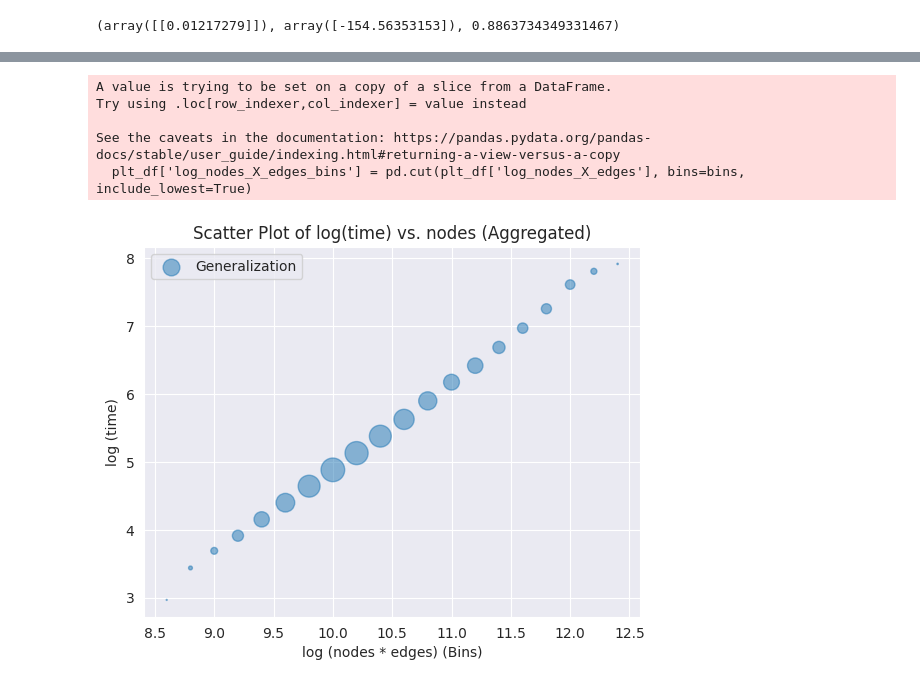
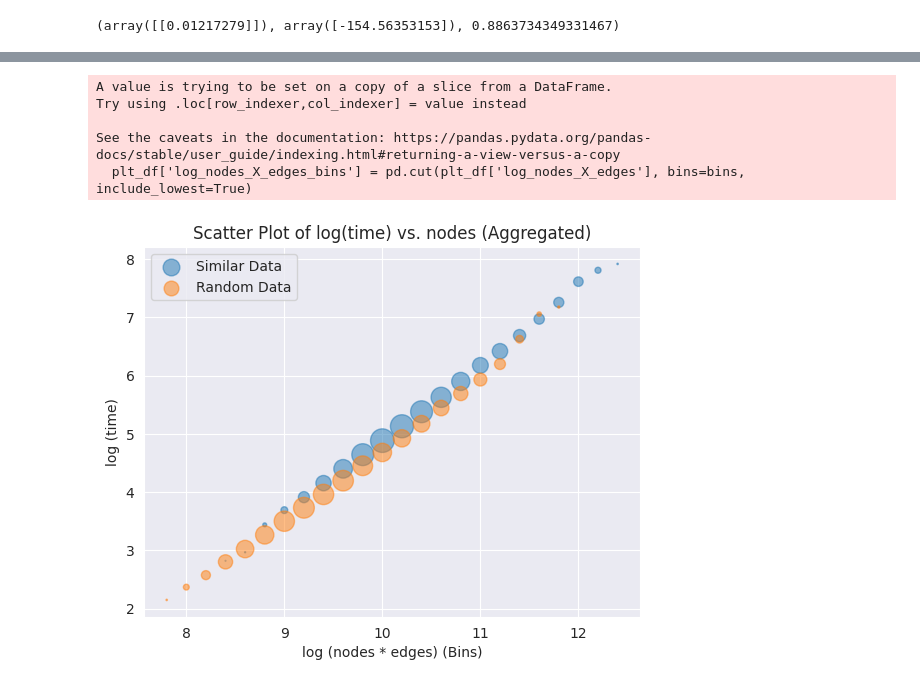
Before and after one commit to mreza-kiani/graph-generalization-algorithm, a Jupyter notebook: src/main/resources/scripts/performance/CodeSearchNet/analyzer.ipynb, the cells around one changed output, grey strips where cells are left out. Drawn from its saved outputs; the diff is of its cells as text; code cells hidden in the pictures.

```diff
--- a/src/main/resources/scripts/performance/CodeSearchNet/analyzer.ipynb
+++ b/src/main/resources/scripts/performance/CodeSearchNet/analyzer.ipynb
@@ -51,6 +52,8 @@ def linear_regression_of(df, x_column, y_column, x_label=None, y_label=None, tit
 # %%
 df = pd.read_csv("AggregatedData.csv")
+random_df = pd.read_csv("RandomAggregatedData.csv")
 add_more_info(df)
+add_more_info(random_df)
 df.head()
 # %% [output]
 |  | name | generalization_nodes | generalization_edges | generalization_node_variables | generalization_edge_variables | ... |
@@ -299,27 +311,28 @@ plt_df = df[df['avg_time'] < quantile]
 
 # Define the bin edges for 'MetricA' range
 # 0.0 - 1_000_000
-bins = [10_000 * i for i in range(25)]
+bins = [10_000 * i for i in range(20)]
 
 # Create a new column 'MetricA_bin' by binning 'MetricA' values
 plt_df['nodes_X_edges_bins'] = pd.cut(plt_df['nodes_X_edges'], bins=bins, include_lowest=True)
+random_df['nodes_X_edges_bins'] = pd.cut(random_df['nodes_X_edges'], bins=bins, include_lowest=True)
 
 # Group the data by 'MetricA_bin' and calculate the mean of 'MetricB'
 grouped_1_data = plt_df.groupby('nodes_X_edges_bins')['avg_time'].mean().reset_index()
 grouped_1_data['nodes_X_edges_bins_numeric'] = grouped_1_data['nodes_X_edges_bins'].apply(lambda x: x.mid)
 grouped_1_data['weights'] = plt_df.groupby('nodes_X_edges_bins')['avg_time'].count().reset_index()['avg_time'] / 4
-#
-# grouped_2_data = plt_df.groupby('nodes_bin')['avg_time_y'].mean().reset_index()
-# grouped_2_data['nodes_bin_numeric'] = grouped_2_data['nodes_bin'].apply(lambda x: x.mid)
-# grouped_2_data['weights'] = plt_df.groupby('nodes_bin')['avg_time_y'].count().reset_index()['avg_time_y'] / 4
-#
+
+grouped_2_data = random_df.groupby('nodes_X_edges_bins')['avg_time'].mean().reset_index()
+grouped_2_data['nodes_X_edges_bins_numeric'] = grouped_2_data['nodes_X_edges_bins'].apply(lambda x: x.mid)
+grouped_2_data['weights'] = random_df.groupby('nodes_X_edges_bins')['avg_time'].count().reset_index()['avg_time'] / 4
+
 # grouped_3_data = plt_df.groupby('nodes_bin')['avg_time_x'].mean().reset_index()
 # grouped_3_data['nodes_bin_numeric'] = grouped_3_data['nodes_bin'].apply(lambda x: x.mid)
 # grouped_3_data['weights'] = plt_df.groupby('nodes_bin')['avg_time_x'].count().reset_index()['avg_time_x'] / 4
 
 # Create a scatter plot
-plt.scatter(grouped_1_data['nodes_X_edges_bins_numeric'], grouped_1_data['avg_time'], label='Generalization', s=grouped_1_data['weights'], alpha=0.5)
-# plt.scatter(grouped_2_data['nodes_bin_numeric'], grouped_2_data['avg_time_y'], label='Optimized Generalization', s=grouped_2_data['weights'], alpha=0.5)
+plt.scatter(grouped_1_data['nodes_X_edges_bins_numeric'], grouped_1_data['avg_time'], label='Similar Data', s=grouped_1_data['weights'], alpha=0.5)
+plt.scatter(grouped_2_data['nodes_X_edges_bins_numeric'], grouped_2_data['avg_time'], label='Random Data', s=grouped_2_data['weights'], alpha=0.5)
 # plt.scatter(grouped_3_data['nodes_bin_numeric'], grouped_3_data['avg_time_x'], label='Old Generalization', s=grouped_3_data['weights'], alpha=0.5)
 
 # Customize the plot
@@ -347,42 +366,43 @@ quantile = df['avg_time'].quantile(0.99)
 plt_df = df[df['avg_time'] < quantile]
 
 # Define the bin edges for 'MetricA' range
 # 8.5 - 12.5
-bins = [8.5 + 0.20 * i for i in range(40)]
+bins = [7.5 + 0.20 * i for i in range(40)]
 
 # Create a new column 'MetricA_bin' by binning 'MetricA' values
 plt_df['log_nodes_X_edges_bins'] = pd.cut(plt_df['log_nodes_X_edges'], bins=bins, include_lowest=True)
+random_df['log_nodes_X_edges_bins'] = pd.cut(random_df['log_nodes_X_edges'], bins=bins, include_lowest=True)
 
 # Group the data by 'MetricA_bin' and calculate the mean of 'MetricB'
 grouped_1_data = plt_df.groupby('log_nodes_X_edges_bins')['log_avg_time'].mean().reset_index()
 grouped_1_data['log_nodes_X_edges_bins_numeric'] = grouped_1_data['log_nodes_X_edges_bins'].apply(lambda x: x.mid)
 grouped_1_data['weights'] = plt_df.groupby('log_nodes_X_edges_bins')['log_avg_time'].count().reset_index()['log_avg_time'] / 4
-#
-# grouped_2_data = plt_df.groupby('nodes_bin')['log_avg_time_y'].mean().reset_index()
-# grouped_2_data['nodes_bin_numeric'] = grouped_2_data['nodes_bin'].apply(lambda x: x.mid)
-# grouped_2_data['weights'] = plt_df.groupby('nodes_bin')['log_avg_time_y'].count().reset_index()['log_avg_time_y'] / 4
-#
-# grouped_3_data = plt_df.groupby('nodes_bin')['log_avg_time_x'].mean().reset_index()
-# grouped_3_data['nodes_bin_numeric'] = grouped_3_data['nodes_bin'].apply(lambda x: x.mid)
-# grouped_3_data['weights'] = plt_df.groupby('nodes_bin')['log_avg_time_x'].count().reset_index()['log_avg_time_x'] / 4
+
+grouped_2_data = random_df.groupby('log_nodes_X_edges_bins')['log_avg_time'].mean().reset_index()
+grouped_2_data['log_nodes_X_edges_bins_numeric'] = grouped_2_data['log_nodes_X_edges_bins'].apply(lambda x: x.mid)
+grouped_2_data['weights'] = random_df.groupby('log_nodes_X_edges_bins')['log_avg_time'].count().reset_index()['log_avg_time'] / 4
+
+# grouped_3_data = plt_df.groupby('nodes_bin')['log_avg_timex'].mean().reset_index()
+# grouped_3_data['log_nodes_X_edges_bins_numeric'] = grouped_3_data['nodes_bin'].apply(lambda x: x.mid)
+# grouped_3_data['weights'] = plt_df.groupby('nodes_bin')['log_avg_timex'].count().reset_index()['log_avg_timex'] / 4
 
 # Create a scatter plot
-plt.scatter(grouped_1_data['log_nodes_X_edges_bins_numeric'], grouped_1_data['log_avg_time'], label='Generalization', s=grouped_1_data['weights'], alpha=0.5)
-# plt.scatter(grouped_2_data['nodes_bin_numeric'], grouped_2_data['log_avg_time_y'], label='Optimized Generalization', s=grouped_2_data['weights'], alpha=0.5)
+plt.scatter(grouped_1_data['log_nodes_X_edges_bins_numeric'], grouped_1_data['log_avg_time'], label='Similar Data', s=grouped_1_data['weights'], alpha=0.5)
+plt.scatter(grouped_2_data['log_nodes_X_edges_bins_numeric'], grouped_2_data['log_avg_time'], label='Random Data', s=grouped_2_data['weights'], alpha=0.5)
 # plt.scatter(grouped_3_data['nodes_bin_numeric'], grouped_3_data['log_avg_time_x'], label='Old Generalization', s=grouped_3_data['weights'], alpha=0.5)
 
 # Customize the plot
 plt.xlabel('log (nodes * edges) (Bins)')
 plt.ylabel('log (time)')
 plt.title('Scatter Plot of log(time) vs. nodes (Aggregated)')
 plt.legend()
 
 # Display the
 plt.show()
 # %% [output]
 A value is trying to be set on a copy of a slice from a DataFrame.
 Try using .loc[row_indexer,col_indexer] = value instead
 
 See the caveats in the documentation: https://pandas.pydata.org/pandas-docs/stable/user_guide/indexing.html#returning-a-view-versus-a-copy
   plt_df['log_nodes_X_edges_bins'] = pd.cut(plt_df['log_nodes_X_edges'], bins=bins, include_lowest=True)
-[figure, old version]
+[figure, new version]
```
Also changed, not shown: parts of 13 cells of this notebook, 1 other file.
